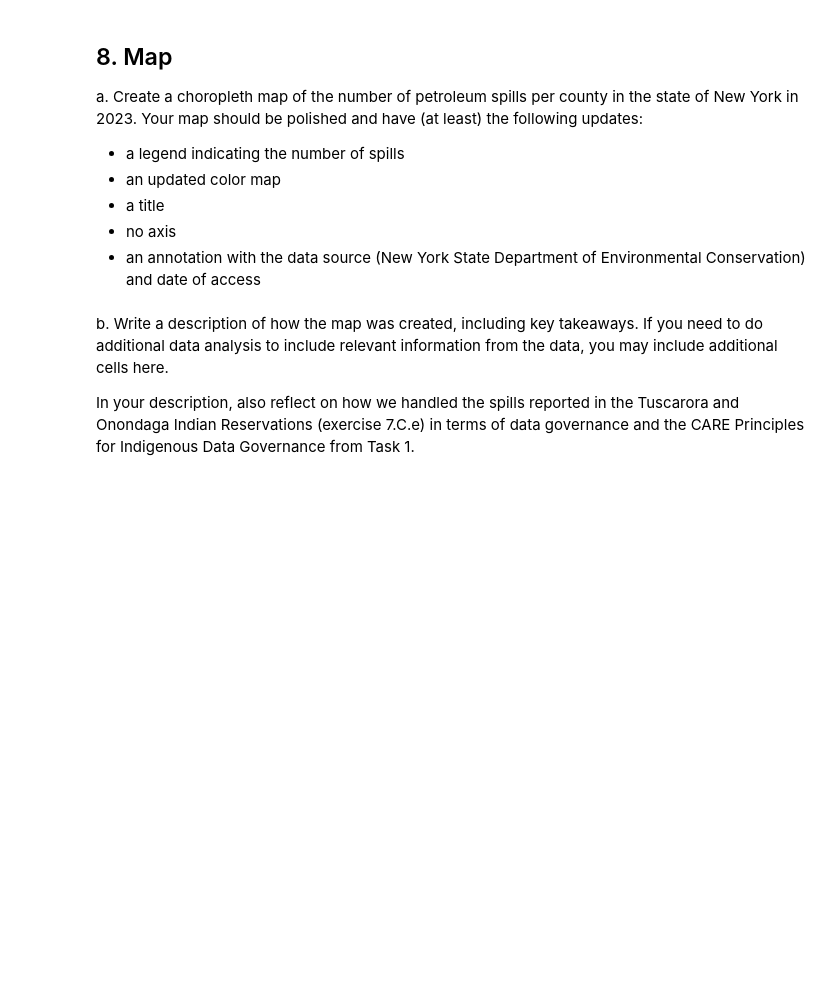
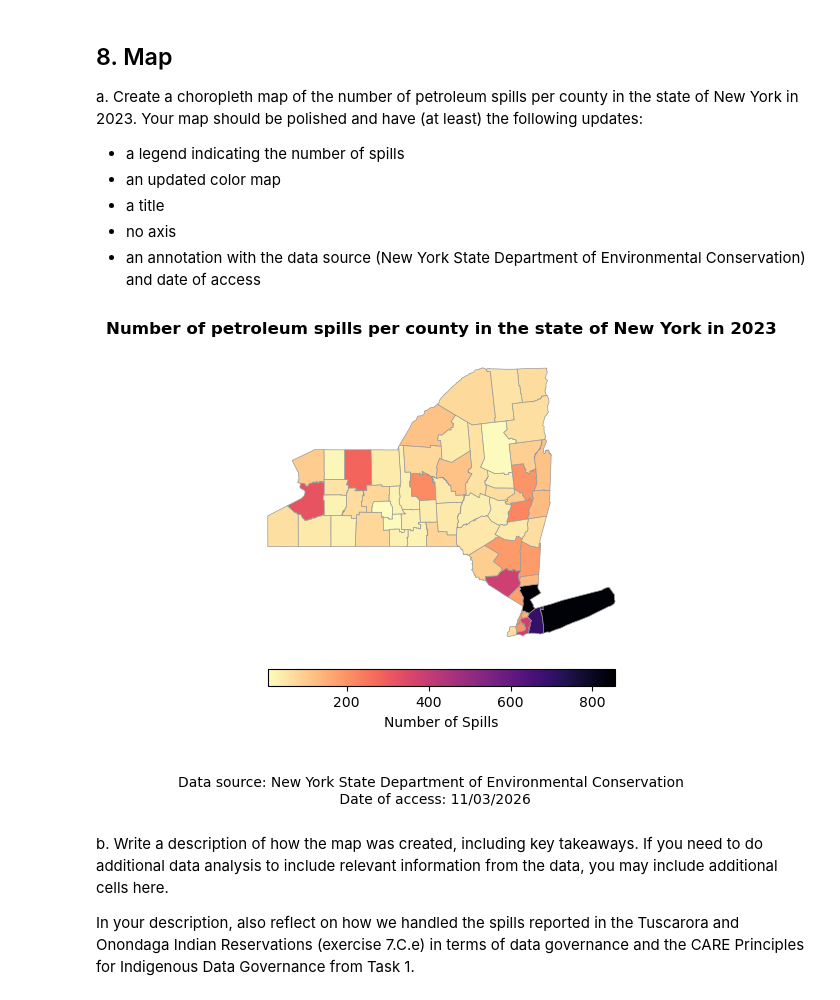
Before and after one commit to emaliap/eds220-hwk3, a Jupyter notebook: hwk3-task2-spills.ipynb, the cells around one changed output. Saved outputs shown, nothing was run; the diff lists cells and outputs as text; code cells hidden in the pictures; blank space fills up the shorter version.

```diff
--- a/hwk3-task2-spills.ipynb
+++ b/hwk3-task2-spills.ipynb
@@ -617,7 +724,10 @@ Index(['statefp', 'countyfp', 'countyns', 'geoid', 'geoidfq', 'county',
 b. Store the inner join of the `spills_per_county` and `ny_counties` dataframes in a new variable named `ny_spills`.
 # %%
 # Merge the 2 dataframes
-ny_spills = ny_counties.merge(spills_per_county, how='inner', on='county')
+ny_spills = pd.merge(ny_counties, # Keep the geodataframe on the left
+                     spills_per_county,
+                     how='inner',
+                     on='county')
 # %% [markdown]
 <!-- BEGIN QUESTION -->
 
@@ -655,0 +775,12 @@ e. Since the reservations do not appear in the `ny_counties` dataframe, add the
+# %%
+# Create variables with the number of spills in each reservation
+onondaga_spills = 1
+tuscarora_spills = 2
+
+# Add reservation spills to the correct county
+ny_spills.loc[ny_spills['county'] == 'Onondaga', 'n_spills'] = ny_spills.loc[ny_spills['county'] == 'Onondaga', 'n_spills'] + onondaga_spills
+ny_spills.loc[ny_spills['county'] == 'Niagara', 'n_spills'] = ny_spills.loc[ny_spills['county'] == 'Niagara', 'n_spills'] + tuscarora_spills
+
+# Check that it worked
+print(ny_spills.loc[ny_spills['county'] == 'Onondaga', 'n_spills'])
+print(ny_spills.loc[ny_spills['county'] == 'Niagara', 'n_spills'])
@@ -662,6 +798,39 @@ Your map should be polished and have (at least) the following updates:
 - a title
 - no axis
 - an annotation with the data source (New York State Department of Environmental Conservation) and date of access
+# %%
+# Initialize an empty figure
+fig, ax = plt.subplots()
+
+# Remove the axis for a cleaner map
+ax.axis('off')
+
+# Map the number of petroleum spills per county in the state of New York in 2023
+ny_spills.plot(
+    ax=ax,
+    column='n_spills',
+    cmap='magma_r',
+    legend=True,
+    edgecolor="0.6",
+    linewidth=0.5,
+    legend_kwds={
+        "shrink": 0.7,
+        "label": "Number of Spills",
+        "orientation": "horizontal",
+        "pad": 0.05
+    }
+)
+
+# Add title
+ax.set_title('Number of petroleum spills per county in the state of New York in 2023',
+             fontsize=12, weight='bold', pad=15)
+
+# Add caption
+plt.figtext(0.5, -0.05, 'Data source: New York State Department of Environmental Conservation \n Date of access: 11/03/2026', horizontalalignment = 'center', wrap = True)
+
+plt.show()
+# %% [output]
+[figure, added]
 # %% [markdown]
 b. Write a description of how the map was created, including key takeaways. If you need to do additional data analysis to include relevant information from the data, you may include additional cells here.
 
```
Also changed, not shown: parts of 10 cells of this notebook.
